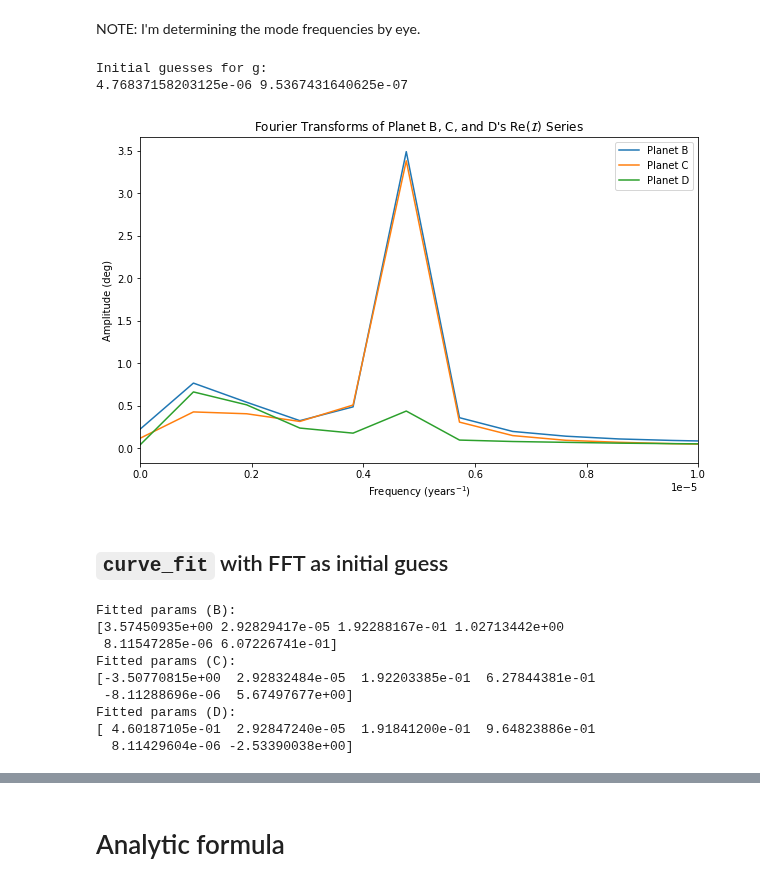
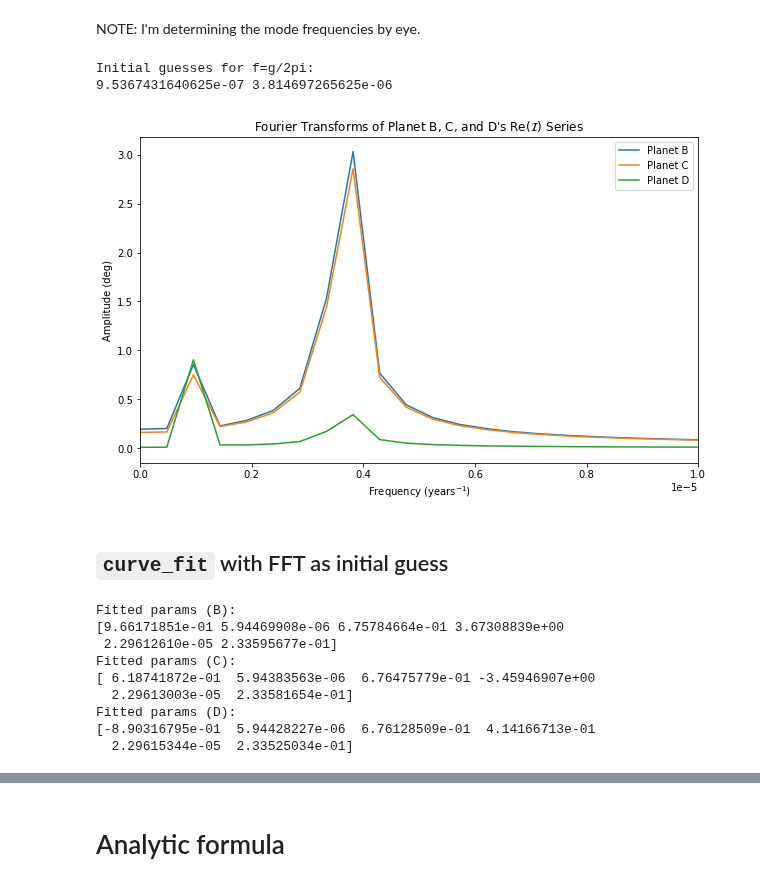
Before and after one commit to Jupiter1994/inc-dynamics, a Jupyter notebook: three_planet/three_planet.ipynb, the cells around one changed output, grey strips where cells are left out. Drawn from its saved outputs; the diff is of its cells as text; code cells hidden in the pictures.

```diff
--- a/three_planet/three_planet.ipynb
+++ b/three_planet/three_planet.ipynb
@@ -66,7 +66,7 @@ M_e = 3.00273e-6 # Earth mass in Msun
 star_mass = 1.0
 
 # set semimajor axis ratio of adjacent planets
-alpha = 1 / 1.9
+alpha = 1 / 2.
 
 # Each planet has 4 provided params: mass (m) in Earth masses, semimajor axis (a),
 # inclination (inc), and Omega. The three omitted orbital params (e, f, omega)
@@ -118,7 +118,7 @@ Planet D's inc (L_tot frame) = 0.009997189
 ## Run sim
 # %%
 tstep = 1
-tmax = 2**20 # end time of integration (yr)
+tmax = 2**21 # end time of integration (yr)
 num_steps = int(tmax / tstep)
 N = num_steps
 N_div_100 = int(N / 100)
@@ -321,6 +321,7 @@ plt.show()
 # %% [markdown]
 ## Run FFT (and interpolation)
 # %%
+## run FFT
 def quad_fn(coeffs, x):
     '''
     Given the coefficients of a quadratic polynomial f(x), return f(x).
@@ -362,7 +363,7 @@ def FFT_freq_amp(incs, planet_name, quad_interp=False):
     # plot FFT result
     plt.figure(figsize=(10,4))
     plt.plot(xf, yf_scaled)
-    plt.xlim(0, 1e-4)
+    plt.xlim(0, 1e-5)
     plt.title('FT for ' + planet_name)
     plt.show()
 
@@ -453,42 +454,42 @@ b_fft = 2 / num_steps * np.abs(fft.fft(b_complex_incs_deg.real))
 b_fft = b_fft[:N//2]
 c_fft = 2 / num_steps * np.abs(fft.fft(c_complex_incs_deg.real))
 c_fft = c_fft[:N//2]
 d_fft = 2 / num_steps * np.abs(fft.fft(d_complex_incs_deg.real))
 d_fft = d_fft[:N//2]
 
-g1_num = b_freqs[0]
-g2_num = b_freqs[1]
-print('Initial guesses for g:')
-print(g1_num, g2_num)
+f1_num = d_freqs[0]
+f2_num = d_freqs[1]
+print('Initial guesses for f=g/2pi:')
+print(f1_num, f2_num)
 freqs = fft.fftfreq(num_steps, tstep)[:N//2]
-# index of mode frequency in freqs array
-g1_ind = np.squeeze(np.where(freqs == g1_num))
-g2_ind = np.squeeze(np.where(freqs == g2_num))
+# index of max frequency in freqs array
+f1_ind = np.squeeze(np.where(freqs == f1_num))
+f2_ind = np.squeeze(np.where(freqs == f2_num))
 
 # mode_amp = np.array([b_fft[max_freq], c_fft[max_freq]])
 # mode_amp = mode_amp / np.linalg.norm(mode_amp)
 # print(f'Mode amp: {mode_amp}')
 
 # plot FTs
 fig = plt.figure(figsize=(10,6))
 fig.patch.set_facecolor('white')
 
 plt.plot(freqs, b_fft, label='Planet B')
 plt.plot(freqs, c_fft, label='Planet C')
 plt.plot(freqs, d_fft, label='Planet D')
 
 plt.xlabel('Frequency (years$^{-1}$)')
 plt.xlim(0, 1e-5)
 plt.ylabel('Amplitude (deg)')
 plt.title("Fourier Transforms of Planet B, C, and D's Re($\mathcal{I}$) Series")
 plt.legend()
 
 # fig_path = "Figures/BCD_FTs.png"
 # plt.savefig(fig_path, bbox_inches='tight')
 plt.show()
 # %% [output]
-Initial guesses for g:
-4.76837158203125e-06 9.5367431640625e-07
+Initial guesses for f=g/2pi:
+9.5367431640625e-07 3.814697265625e-06
-[figure, old version]
+[figure, new version]
 # %% [markdown]
 ## `curve_fit` with FFT as initial guess
@@ -512,8 +513,8 @@ def test_func(x, a1, b1, c1, a2, b2, c2):
 # Given our FFT results as an initial guess, use curve_fit to infer the parameters
 # of Planet B's complex inclination series (real component).
 
-guess_b = [b_fft[g1_ind], (2*np.pi)*g1_num, 0, \
-          b_fft[g2_ind], (2*np.pi)*g2_num, 0]
+guess_b = [b_fft[g1_ind], (2*np.pi)*f1_num, 0, \
+          b_fft[g2_ind], (2*np.pi)*f2_num, 0]
 params, params_covariance = optimize.curve_fit(test_func, times, b_series, \
                                                p0=guess_b)
 a1_B, b1_B, c1_B, a2_B, b2_B, c2_B = params
@@ -522,8 +523,8 @@ print('Fitted params (B):')
 print(params)
 
 # Fit parameters for Planet C.
-guess_c = [c_fft[g1_ind], (2*np.pi)*g1_num, 0, \
-          c_fft[g2_ind], (2*np.pi)*g2_num, 0]
+guess_c = [c_fft[g1_ind], (2*np.pi)*f1_num, 0, \
+          c_fft[g2_ind], (2*np.pi)*f2_num, 0]
 params, params_covariance = optimize.curve_fit(test_func, times, c_series, \
                                                p0=guess_c)
 a1_C, b1_C, c1_C, a2_C, b2_C, c2_C = params
@@ -532,8 +533,8 @@ print('Fitted params (C):')
 print(params)
 
 # Fit parameters for Planet D.
-guess_d = [d_fft[g1_ind], (2*np.pi)*g1_num, 0, \
-          d_fft[g2_ind], (2*np.pi)*g2_num, 0] # use the freqs from Planet C
+guess_d = [d_fft[g1_ind], (2*np.pi)*f1_num, 0, \
+          d_fft[g2_ind], (2*np.pi)*f2_num, 0]
 params, params_covariance = optimize.curve_fit(test_func, times, d_series, \
                                                p0=guess_d)
 a1_D, b1_D, c1_D, a2_D, b2_D, c2_D = params
@@ -542,14 +543,14 @@ print('Fitted params (D):')
 print(params)
 # %% [output]
 Fitted params (B):
-[3.57450935e+00 2.92829417e-05 1.92288167e-01 1.02713442e+00
- 8.11547285e-06 6.07226741e-01]
+[9.66171851e-01 5.94469908e-06 6.75784664e-01 3.67308839e+00
+ 2.29612610e-05 2.33595677e-01]
 Fitted params (C):
-[-3.50770815e+00  2.92832484e-05  1.92203385e-01  6.27844381e-01
- -8.11288696e-06  5.67497677e+00]
+[ 6.18741872e-01  5.94383563e-06  6.76475779e-01 -3.45946907e+00
+  2.29613003e-05  2.33581654e-01]
 Fitted params (D):
-[ 4.60187105e-01  2.92847240e-05  1.91841200e-01  9.64823886e-01
-  8.11429604e-06 -2.53390038e+00]
+[-8.90316795e-01  5.94428227e-06  6.76128509e-01  4.14166713e-01
+  2.29615344e-05  2.33525034e-01]
 # %%
 ## Plot data vs. curve_fit results.
 fig, (ax1, ax2, ax3) = plt.subplots(3, 1, sharex=True, figsize=(12,13))
```
Also changed, not shown: parts of 19 cells of this notebook, 2 other files.
